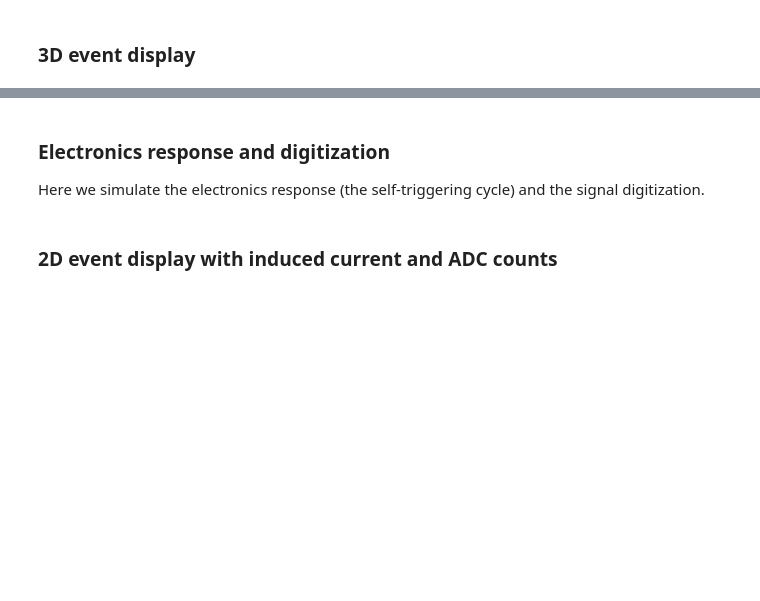
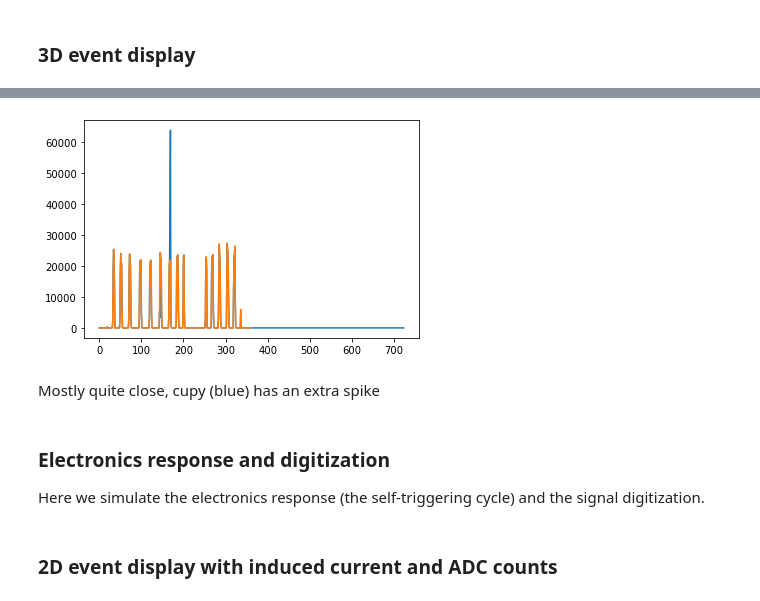
Before and after one commit to ynashed/larnd-sim, a Jupyter notebook: examples/Pixel induced current.ipynb, the cells around one changed output, grey strips where cells are left out. Saved outputs shown, nothing was run; the diff lists cells and outputs as text; code cells hidden in the pictures; blank space fills up the shorter version.

```diff
--- a/examples/Pixel induced current.ipynb
+++ b/examples/Pixel induced current.ipynb
@@ -230,6 +264,9 @@ try:
 except cp.cuda.memory.OutOfMemoryError:
     print("out of memory")
 pixel_index_map[indices[0], indices[1]] = indices[2]
+# %%
+this_pixels_signals = cp.zeros((len(this_unique_pix), len(consts.time_ticks)*3))
+pixels_signals = cp.concatenate((pixels_signals, this_pixels_signals), axis=0)
 # %%
 blockspergrid_x = ceil(signals.shape[0] / threadsperblock[0])
 blockspergrid_y = ceil(signals.shape[1] / threadsperblock[1])
@@ -245,2 +281,4 @@ currents = np.sum(pixels_signals,axis=1)*consts.t_sampling/consts.e_charge
+# %%
+currents = pixels_signals.sum(axis=1)*sim.t_sampling/sim.e_charge
 # %%
 sum(currents)/sum(selected_tracks['n_electrons'])
@@ -246,0 +287,26 @@ sum(currents)/sum(selected_tracks['n_electrons'])
+# %%
+unique_pix_torch = torch.empty((0, 2))
+pixels_signals_torch = torch.zeros((len(unique_pix_torch), len(sim.time_ticks)*3))
+
+shapes_torch = neighboring_pixels_torch.shape
+joined_torch = neighboring_pixels_torch.reshape(shapes_torch[0]*shapes_torch[1], 2)
+
+this_unique_pix_torch = torch.unique(joined_torch, dim=0)
+this_unique_pix_torch = this_unique_pix_torch[(this_unique_pix_torch[:,0] != -1) & (this_unique_pix_torch[:,1] != -1),:]
+unique_pix_torch = torch.cat((unique_pix_torch, this_unique_pix_torch),dim=0)
+
+this_pixels_signals_torch = torch.zeros((len(this_unique_pix_torch), len(sim.time_ticks)*3))
+pixels_signals_torch = torch.cat((pixels_signals_torch, this_pixels_signals_torch), dim=0)
+
+pixel_index_map_torch = torch.full((selected_tracks.shape[0], neighboring_pixels_torch.shape[1]), -1)
+compare_torch = (neighboring_pixels_torch[..., np.newaxis, :] == unique_pix_torch)
+
+indices_torch = torch.where(torch.logical_and(compare_torch[..., 0], compare_torch[...,1]))
+pixel_index_map_torch[indices_torch[0], indices_torch[1]] = indices_torch[2]
+# %%
+pixels_signals_torch = sim.sum_pixel_signals(pixels_signals_torch,
+                                             signals_ep,
+                                            track_starts_torch,
+                                            pixel_index_map_torch)
+
+currents_torch = pixels_signals_torch.sum(dim=1)*sim.t_sampling/sim.e_charge
@@ -376,3 +570,12 @@ _ = plt.colorbar(m_curr,fraction=0.035, pad=0.05,label='Induced current integral
+# %%
+%matplotlib inline
+plt.plot(np.arange(len(currents.get().flatten())), currents.get().flatten())
+plt.plot(np.arange(len(currents_torch.flatten())), currents_torch.flatten())
+plt.show()
+# %% [output]
+[figure, added]
+# %% [markdown]
+Mostly quite close, cupy (blue) has an extra spike
 # %%
 # rot_animation.save('animation.gif', writer='imagemagick', fps=10, bitrate=10, dpi=100)
 # %% [markdown]
```
Also changed, not shown: parts of 20 cells of this notebook, 5 other files.
